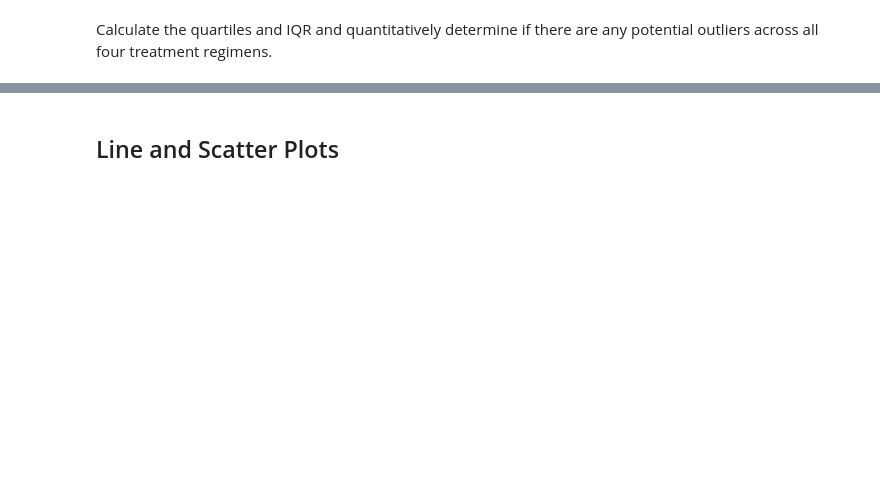
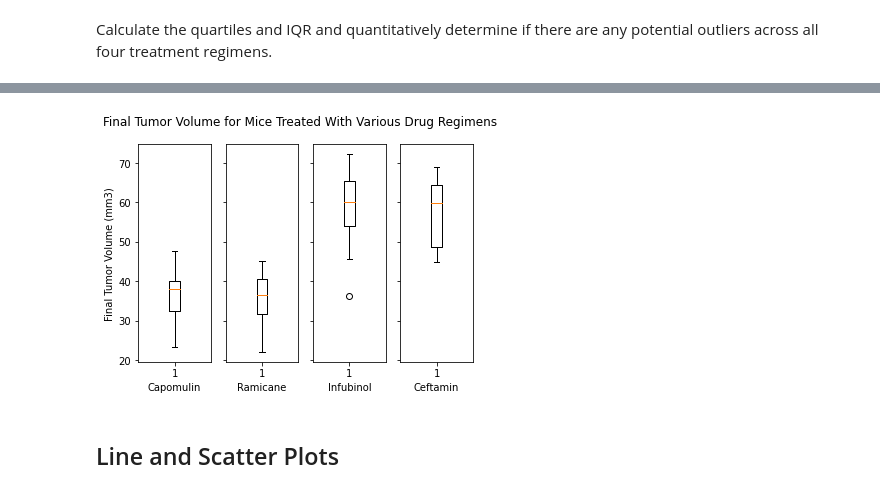
Before and after one commit to rambunctious2050/matplotlib-challenge, a Jupyter notebook: Instructions/Pymaceuticals/pymaceuticals_starter.ipynb, the cells around one changed output, grey strips where cells are left out. Saved outputs shown, nothing was run; the diff lists cells and outputs as text; code cells hidden in the pictures; blank space fills up the shorter version.

```diff
--- a/Instructions/Pymaceuticals/pymaceuticals_starter.ipynb
+++ b/Instructions/Pymaceuticals/pymaceuticals_starter.ipynb
@@ -173,7 +195,12 @@ ID_Last_Timepoint = ID_Timepoint.drop_duplicates(subset=['Mouse ID', 'Drug Regim
 
 # Calculate the final tumor volume of each mouse across four of the treatment regimens:
 # Capomulin, Ramicane, Infubinol, and Ceftamin
-Final_TumorVol_Regimens = ID_Last_Timepoint.loc[(ID_Last_Timepoint['Drug Regimen']=="Capomulin") |
-                                                 (ID_Last_Timepoint['Drug Regimen']=="Ramicane") |
-                                                 (ID_Last_Timepoint['Drug Regimen']=="Infubinol")|
-                                                 (ID_Last_Timepoint['Drug Regimen']=="Ceftamin")]
+Final_TumorVol_Capomulin = ID_Last_Timepoint.loc[(ID_Last_Timepoint['Drug Regimen']=="Capomulin")]
+Final_TumorVol_Ramicane = ID_Last_Timepoint.loc[(ID_Last_Timepoint['Drug Regimen']=="Ramicane")]
+Final_TumorVol_Infubinol = ID_Last_Timepoint.loc[(ID_Last_Timepoint['Drug Regimen']=="Infubinol")]
+Final_TumorVol_Ceftamin = ID_Last_Timepoint.loc[(ID_Last_Timepoint['Drug Regimen']=="Ceftamin")]
+# Concatenate final tumor volumes across 4 regimens into one df
+Frames = [Final_TumorVol_Capomulin,Final_TumorVol_Ramicane,Final_TumorVol_Infubinol,Final_TumorVol_Ceftamin]
+Final_TumorVol_AllReg = pd.concat(Frames)
+Final_TumorVol_AllReg = Final_TumorVol_AllReg.set_index('Drug Regimen')
+Final_TumorVol_AllReg
@@ -207,2 +266,33 @@ Calculate the quartiles and IQR and quantitatively determine if there are any po
+# %%
+# Generate a box plot of the final tumor volume of each mouse across four regimens of interest
+# There should be a single chart with four box plots inside it.
+
+fig, (ax1, ax2, ax3, ax4) = plt.subplots(1, 4,sharey=True)
+fig.suptitle('Final Tumor Volume for Mice Treated With Various Drug Regimens')
+
+Tumor_Vol_Reg = Final_TumorVol_AllReg.loc[['Capomulin'],['Tumor Volume (mm3)']]
+Tumor_Vol = Tumor_Vol_Reg['Tumor Volume (mm3)']
+ax1.set_xlabel('Capomulin')
+ax1.set_ylabel('Final Tumor Volume (mm3)')
+ax1.boxplot(Tumor_Vol)
+
+Tumor_Vol_Reg = Final_TumorVol_AllReg.loc[['Ramicane'],['Tumor Volume (mm3)']]
+Tumor_Vol = Tumor_Vol_Reg['Tumor Volume (mm3)']
+ax2.set_xlabel('Ramicane')
+ax2.boxplot(Tumor_Vol)
+
+Tumor_Vol_Reg = Final_TumorVol_AllReg.loc[['Infubinol'],['Tumor Volume (mm3)']]
+Tumor_Vol = Tumor_Vol_Reg['Tumor Volume (mm3)']
+ax3.set_xlabel('Infubinol')
+ax3.boxplot(Tumor_Vol)
+
+Tumor_Vol_Reg = Final_TumorVol_AllReg.loc[['Ceftamin'],['Tumor Volume (mm3)']]
+Tumor_Vol = Tumor_Vol_Reg['Tumor Volume (mm3)']
+ax4.set_xlabel('Ceftamin')
+ax4.boxplot(Tumor_Vol)
+
+plt.show()
+# %% [output]
+[figure, added]
 # %% [markdown]
 ## Line and Scatter Plots
```
Also changed, not shown: parts of 18 cells of this notebook, 1 other file.
